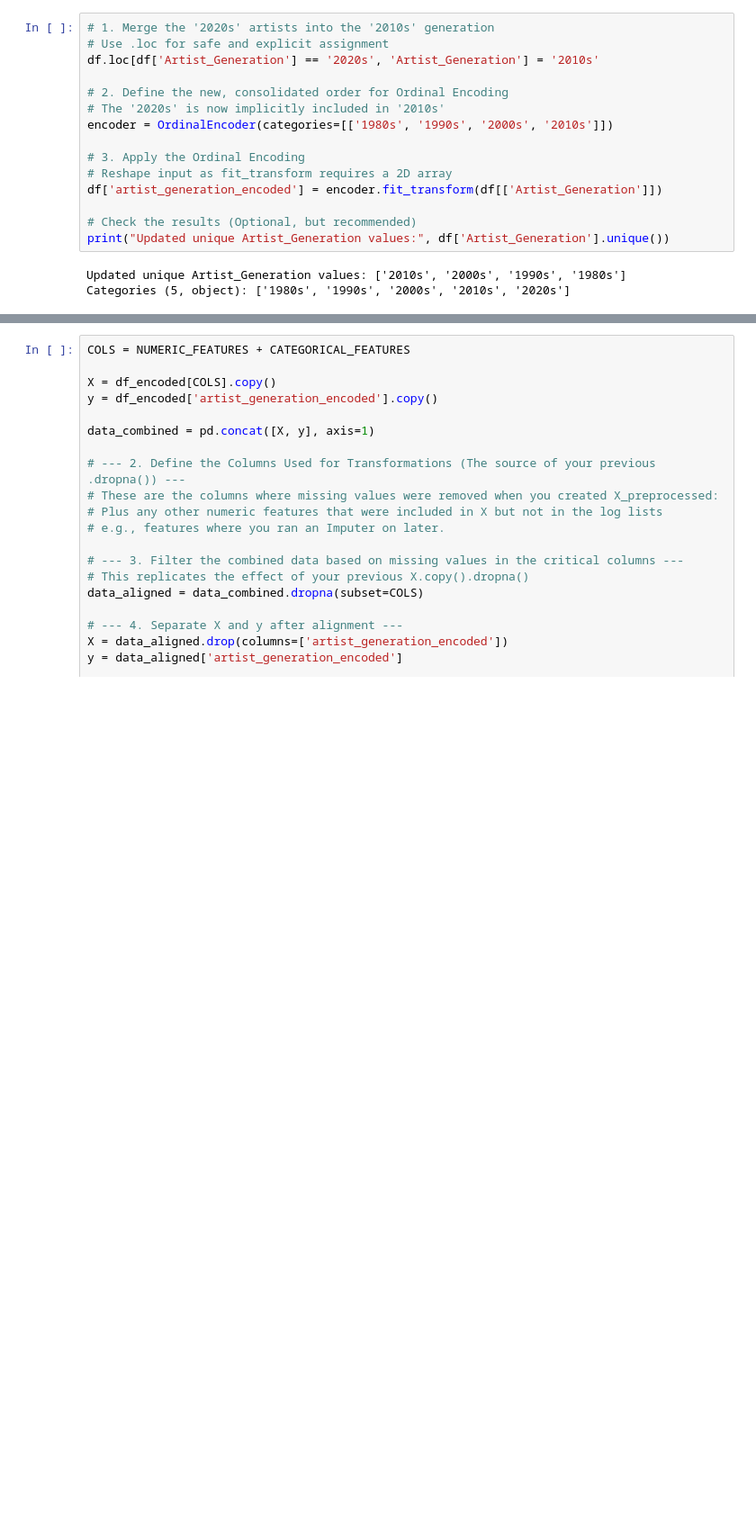
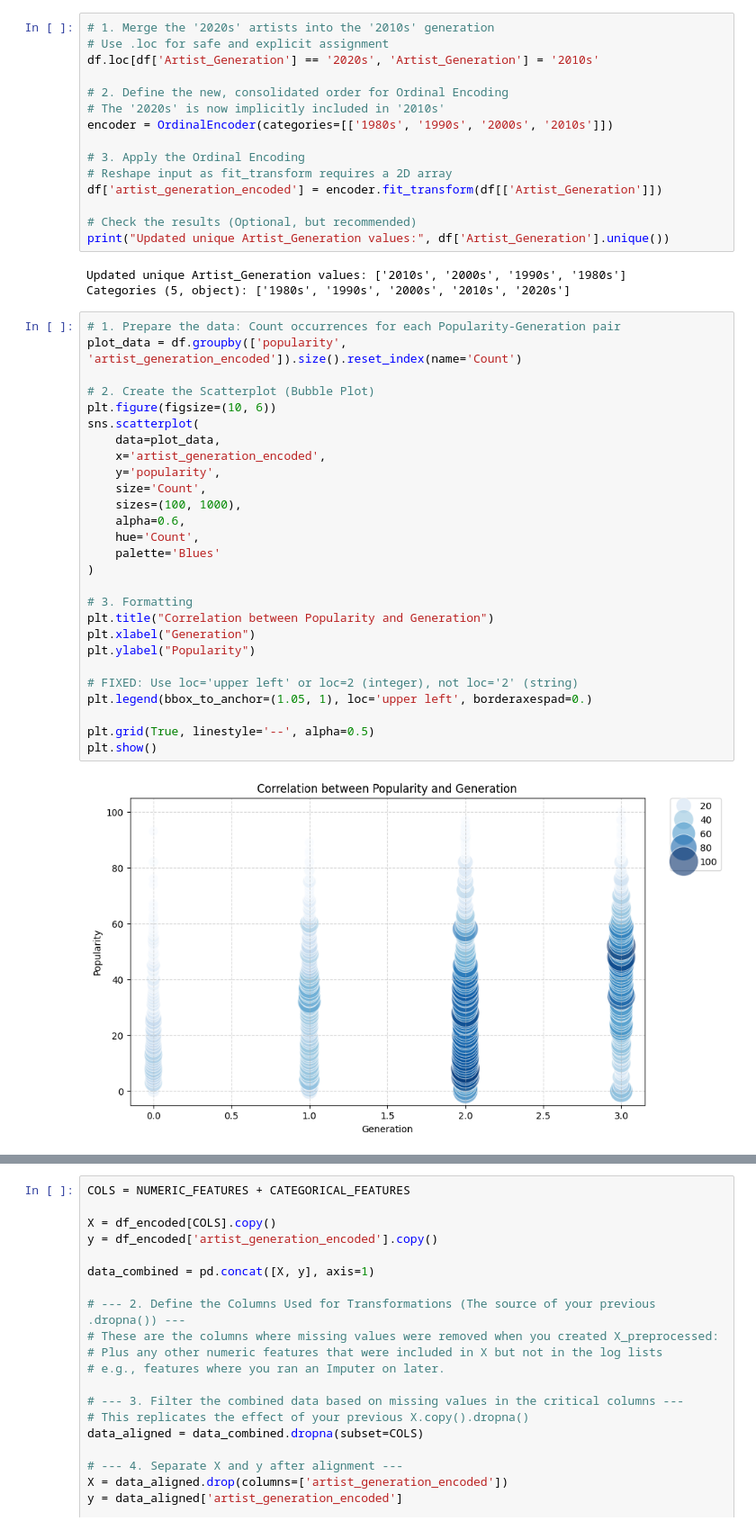
Before and after one commit to Syreel/DataMining, a Jupyter notebook: predictive_analysis.ipynb, the cells around one changed output, grey strips where cells are left out. Shown at 90% size. Cells and saved outputs as stored; diff of their text form; blank space fills up the shorter version.

```diff
--- a/predictive_analysis.ipynb
+++ b/predictive_analysis.ipynb
@@ -114,3 +307,32 @@ print("Updated unique Artist_Generation values:", df['Artist_Generation'].unique
 # %% [output]
 Updated unique Artist_Generation values: ['2010s', '2000s', '1990s', '1980s']
 Categories (5, object): ['1980s', '1990s', '2000s', '2010s', '2020s']
+# %%
+# 1. Prepare the data: Count occurrences for each Popularity-Generation pair
+plot_data = df.groupby(['popularity', 'artist_generation_encoded']).size().reset_index(name='Count')
+
+# 2. Create the Scatterplot (Bubble Plot)
+plt.figure(figsize=(10, 6))
+sns.scatterplot(
+    data=plot_data,
+    x='artist_generation_encoded',
+    y='popularity',
+    size='Count',
+    sizes=(100, 1000),
+    alpha=0.6,
+    hue='Count',
+    palette='Blues'
+)
+
+# 3. Formatting
+plt.title("Correlation between Popularity and Generation")
+plt.xlabel("Generation")
+plt.ylabel("Popularity")
+
+# FIXED: Use loc='upper left' or loc=2 (integer), not loc='2' (string)
+plt.legend(bbox_to_anchor=(1.05, 1), loc='upper left', borderaxespad=0.)
+
+plt.grid(True, linestyle='--', alpha=0.5)
+plt.show()
+# %% [output]
+[figure, added]
```
Also changed, not shown: parts of 47 cells of this notebook.
